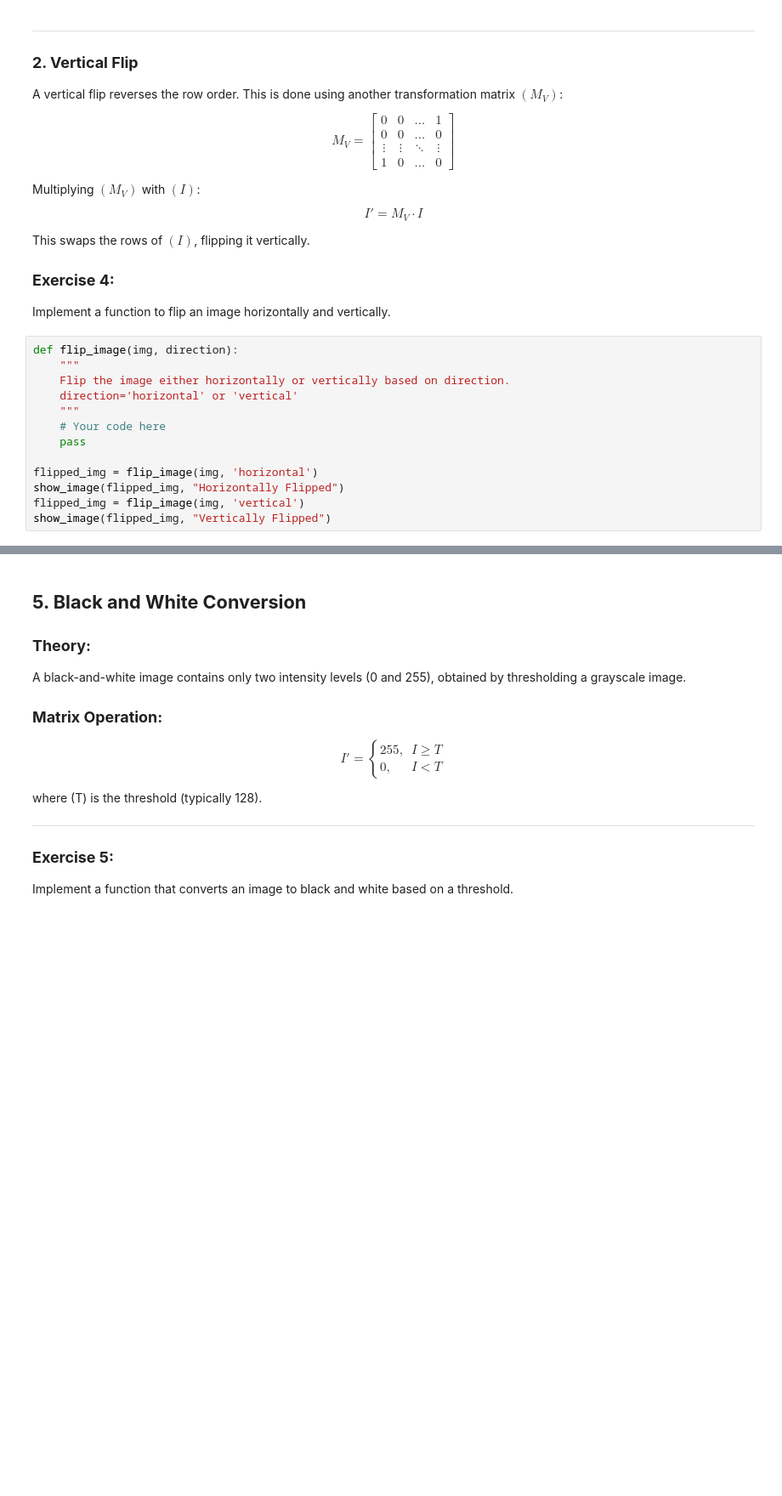
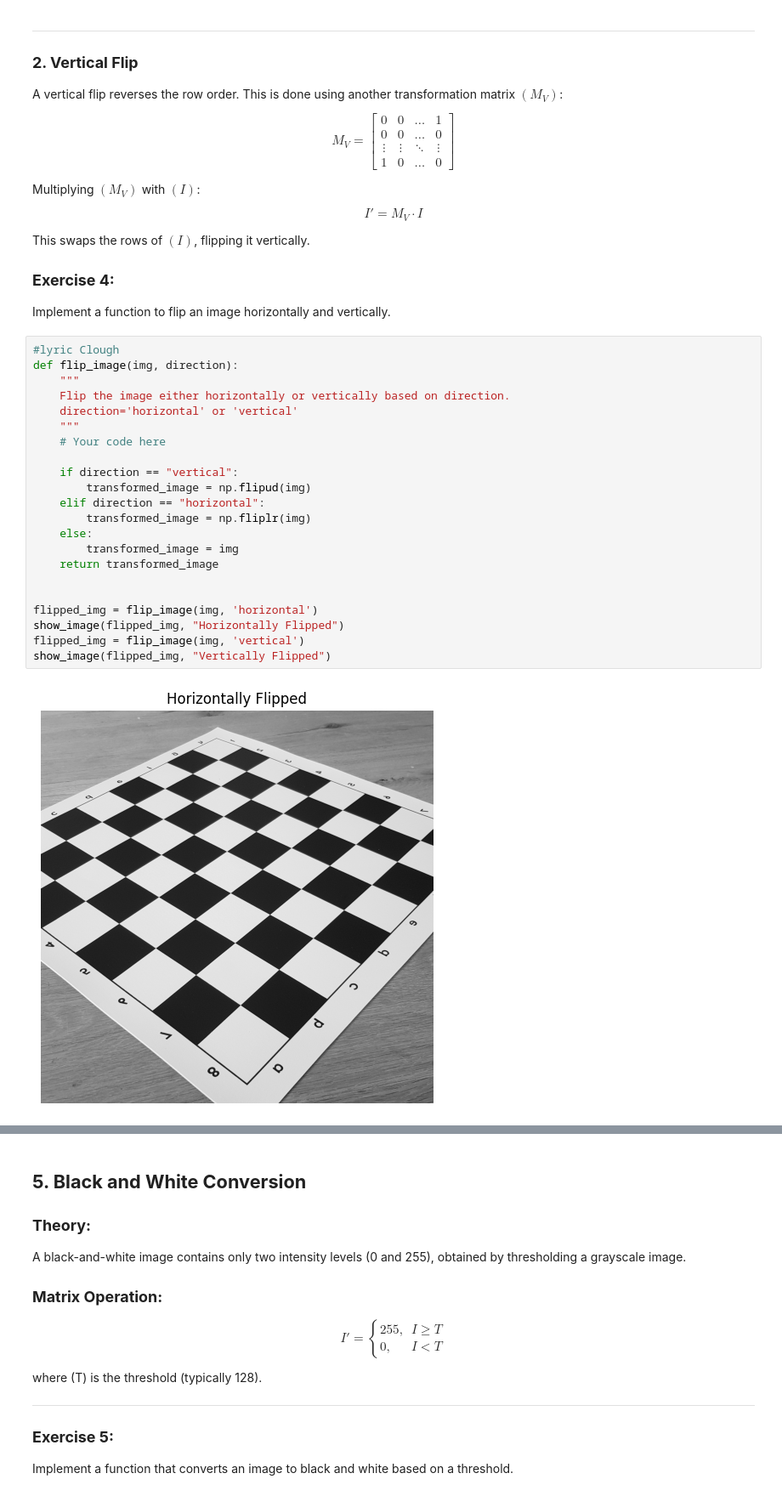
Before and after one commit to LyricClough/Linear-Final-project, a Jupyter notebook: Computer_Graphics_Project.ipynb, the cells around one changed output, grey strips where cells are left out. Shown at 85% size. Saved outputs shown, nothing was run; the diff lists cells and outputs as text; blank space fills up the shorter version.

```diff
--- a/Computer_Graphics_Project.ipynb
+++ b/Computer_Graphics_Project.ipynb
@@ -1700,15 +1718,26 @@ This swaps the rows of $( I )$, flipping it vertically.
 ### **Exercise 4:**
 Implement a function to flip an image horizontally and vertically.
 # %%
+#lyric Clough
 def flip_image(img, direction):
     """
     Flip the image either horizontally or vertically based on direction.
     direction='horizontal' or 'vertical'
     """
     # Your code here
-    pass
+
+    if direction == "vertical":
+        transformed_image = np.flipud(img)
+    elif direction == "horizontal":
+        transformed_image = np.fliplr(img)
+    else:
+        transformed_image = img
+    return transformed_image
+
 
 flipped_img = flip_image(img, 'horizontal')
 show_image(flipped_img, "Horizontally Flipped")
 flipped_img = flip_image(img, 'vertical')
 show_image(flipped_img, "Vertically Flipped")
+# %% [output]
+[figure, added]
```
Also changed, not shown: parts of 4 cells of this notebook.
